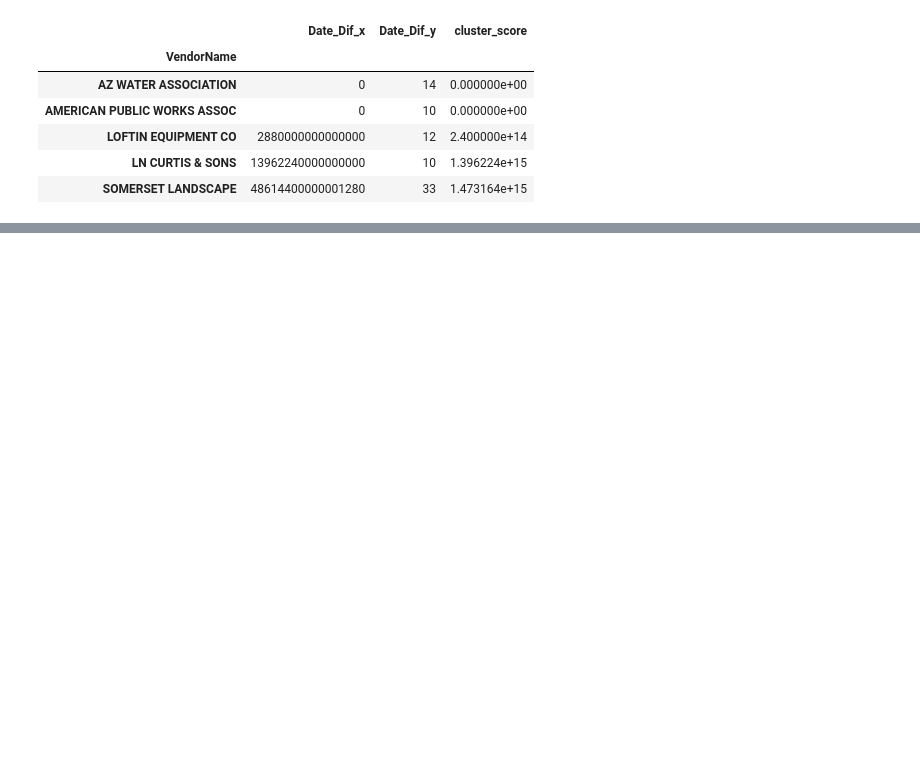
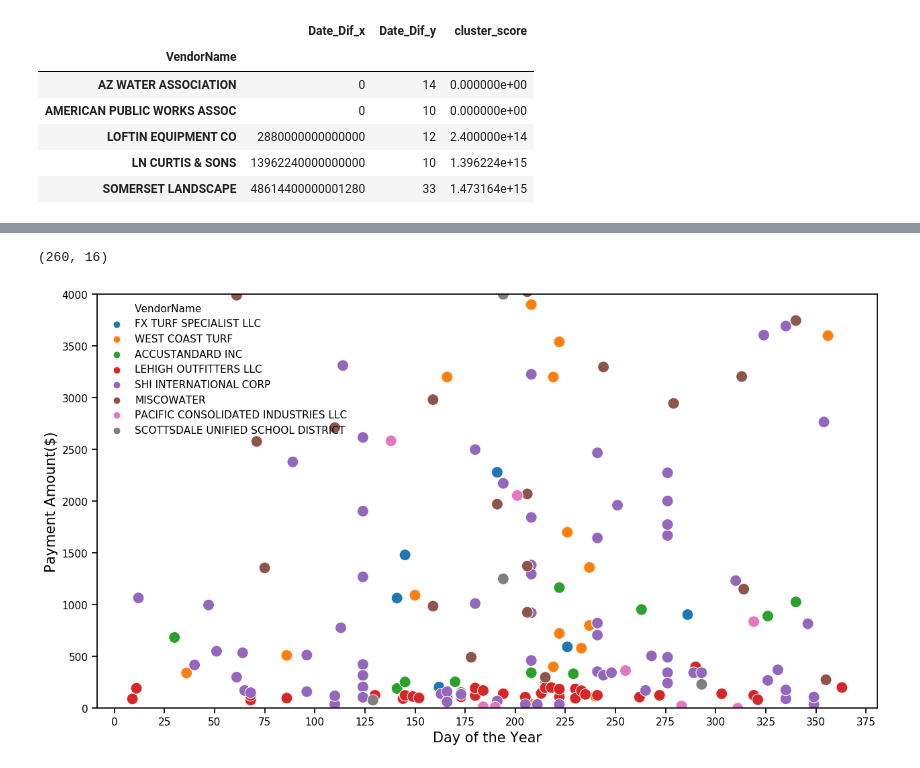
Before and after one commit to mrkjhsn/Vendor-Payments-City-of-Scottsdale, a Jupyter notebook: vendor_payment_clustering_analysis.ipynb, the cells around one changed output, grey strips where cells are left out. Cells and saved outputs as stored; diff of their text form; code cells hidden in the pictures; blank space fills up the shorter version.

```diff
--- a/vendor_payment_clustering_analysis.ipynb
+++ b/vendor_payment_clustering_analysis.ipynb
@@ -228,0 +191,4 @@ plt.subplot(3, 1, 3)
+# %%
+# top distributed vendors
+top_distributed_vendors = vendors_clustered.sort_values(by='cluster_score', ascending=False)
+top_distributed_vendors.head(10)
@@ -228,0 +208,28 @@ plt.subplot(3, 1, 3)
+# %%
+# subset data based on top 10 vendors from cluster analysis
+top_distributed_vendors_data = vendor_payments[vendor_payments['VendorName'].isin(top_distributed_vendors.head(8).index)]
+
+top_distributed_vendors_data.set_index('VendorName', inplace=True)
+top_distributed_vendors_data.index = top_distributed_vendors_data.index.str.strip()
+
+top_distributed_vendors_data.shape
+# %% [output]
+(260, 16)
+# %%
+fig = plt.figure(figsize=(15, 8))
+ax = sns.scatterplot(x=top_distributed_vendors_data.loc[:,'Day_of_Year'],
+                    y=top_distributed_vendors_data.loc[:,'PaymentAmount'],
+                    hue=top_distributed_vendors_data.index,
+                    s=150)
+
+plt.xlabel("Day of the Year", fontsize=15)
+plt.ylabel("Payment Amount($)", fontsize=15)
+plt.legend(fontsize=15)
+
+plt.ylim(0,4000)
+ax.xaxis.set_major_locator(matplotlib.ticker.MultipleLocator(25))
+
+plt.legend(frameon=False)
+plt.savefig("visualizations/top 8 dispersed vendors - calibrated by size of pmt.png")
+# %% [output]
+[figure, added]
```
Also changed, not shown: parts of 9 cells of this notebook.
